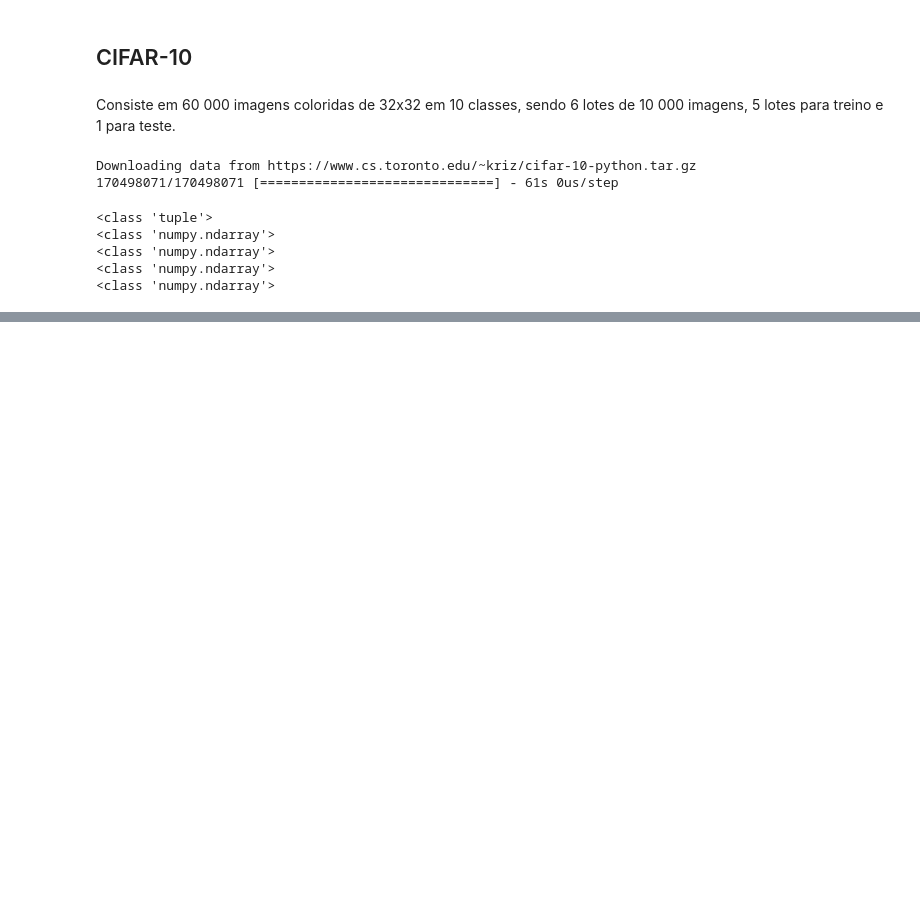
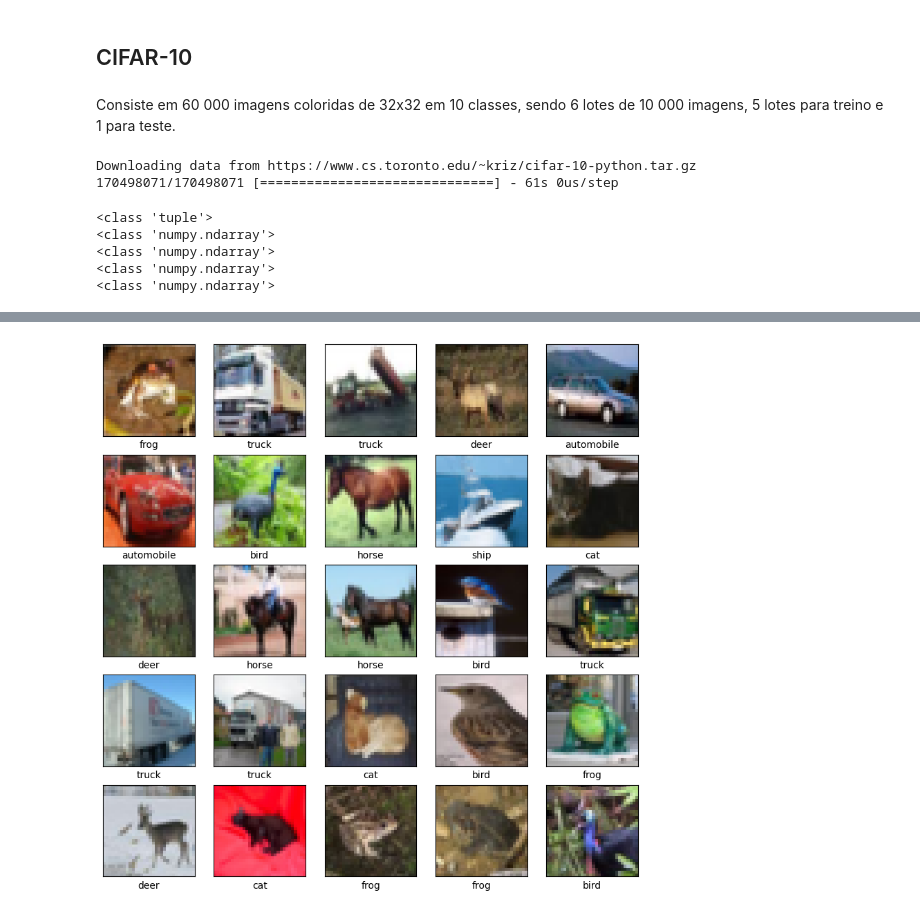
Before and after one commit to F-Neres/Python_for_Data_Science, a Jupyter notebook: Notas/Pacotes/Tensorflow.ipynb, the cells around one changed output, grey strips where cells are left out. Cells and saved outputs as stored; diff of their text form; code cells hidden in the pictures; blank space fills up the shorter version.

```diff
--- a/Notas/Pacotes/Tensorflow.ipynb
+++ b/Notas/Pacotes/Tensorflow.ipynb
@@ -41,3 +61,24 @@ print(type(labels_teste))
 # %%
 # Clases das imagens
 nomes_classes = ['airplane', 'automobile', 'bird', 'cat', 'deer', 'dog', 'frog', 'horse', 'ship', 'truck']
+# %%
+# Padronização dividindo pelo valor máximo que uma cor pode assumir.
+imagens_treino = imagens_treino / 255.0
+imagens_teste = imagens_teste / 255.0
+# %%
+# Função para exibir as imagens
+def visualiza_imagens(images, labels):
+    plt.figure(figsize = (10,10))
+    for i in range(25):
+        plt.subplot(5, 5, i+1)
+        plt.xticks([])
+        plt.yticks([])
+        plt.grid(False)
+        plt.imshow(images[i], cmap = plt.cm.binary)
+        plt.xlabel(nomes_classes[labels[i][0]])
+    plt.show()
+# %%
+# Executa a função
+visualiza_imagens(imagens_treino, labels_treino)
+# %% [output]
+[figure, added]
```
Also changed, not shown: parts of 1 cell of this notebook.
